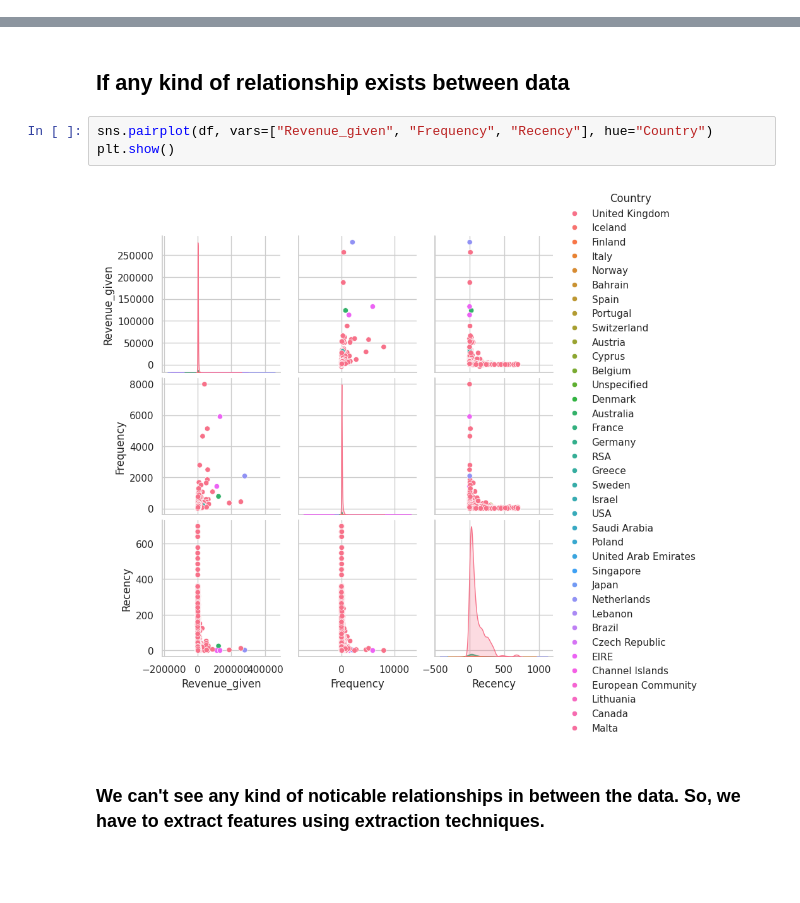
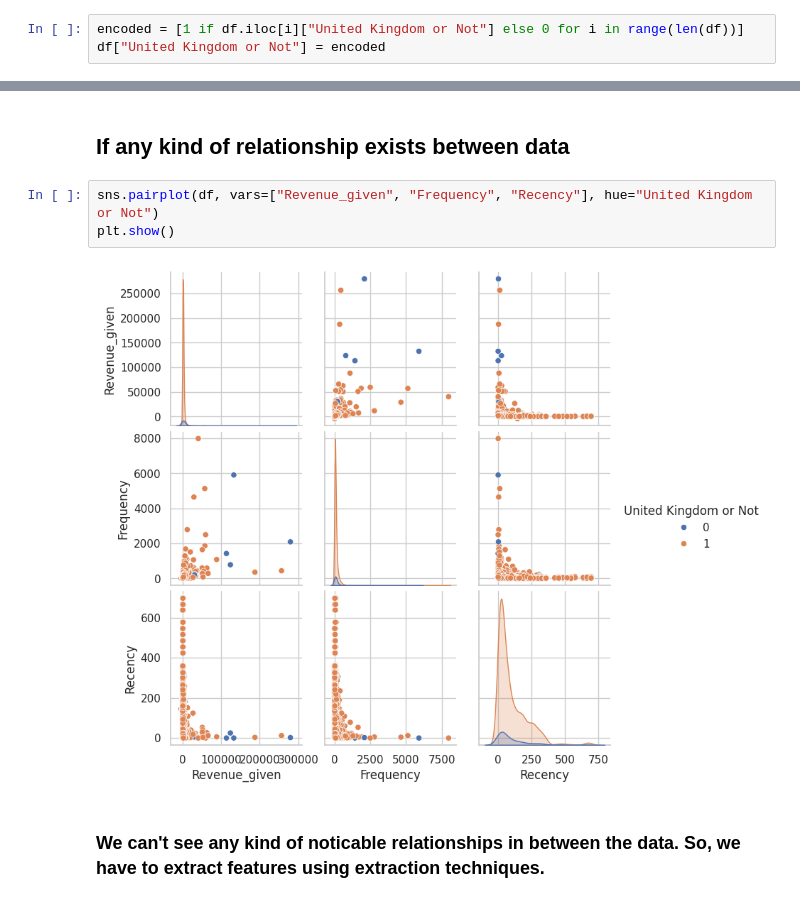
Before and after one commit to Neloy-Barman/Customer-Purchase-Behavior-Prediction-, a Jupyter notebook: notebooks/eda_&_visualization.ipynb, the cells around one changed output, grey strips where cells are left out. Drawn from its saved outputs; the diff is of its cells as text; blank space fills up the shorter version.

```diff
--- a/notebooks/eda_&_visualization.ipynb
+++ b/notebooks/eda_&_visualization.ipynb
@@ -29,3 +38,6 @@ df = pd.read_csv("preprocessed_dataset.csv")
+# %%
+encoded = [1 if df.iloc[i]["United Kingdom or Not"] else 0 for i in range(len(df))]
+df["United Kingdom or Not"] = encoded
 # %% [markdown]
 ## **Viewing dataframe**
 # %%
@@ -95,10 +108,10 @@ df.drop(['CustomerID'], axis=1).describe()
 # %% [markdown]
 ## **If any kind of relationship exists between data**
 # %%
-sns.pairplot(df, vars=["Revenue_given", "Frequency", "Recency"], hue="Country")
+sns.pairplot(df, vars=["Revenue_given", "Frequency", "Recency"], hue="United Kingdom or Not")
 plt.show()
 # %% [output]
-[figure, old version]
+[figure, new version]
 # %% [markdown]
 ### **We can't see any kind of noticable relationships in between the data. So, we have to extract features using extraction techniques.**
 # %% [markdown]
```
Also changed, not shown: parts of 61 cells of this notebook, 2 other files.
